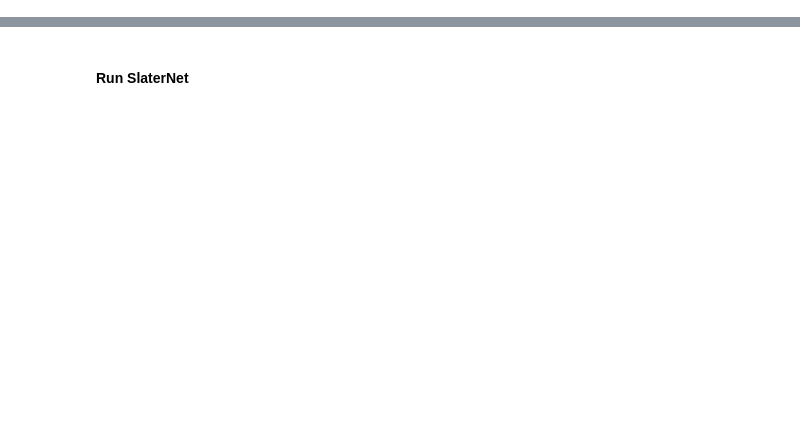
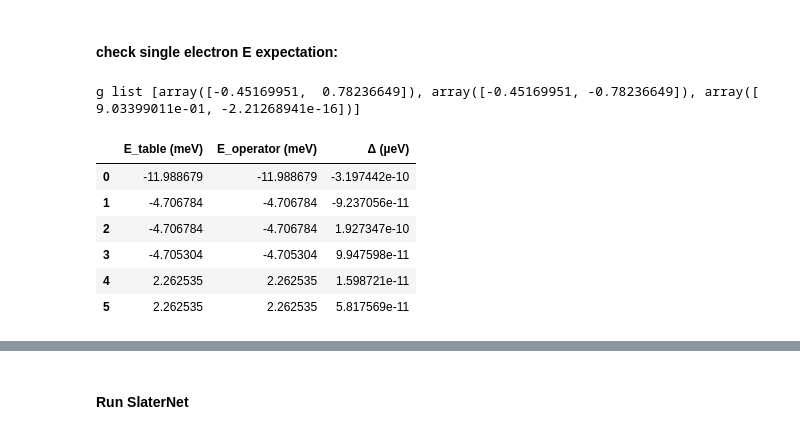
Before and after one commit to LexuZhao/SelfAttentionNN_VMC, a Jupyter notebook: test_code.ipynb, the cells around one changed output, grey strips where cells are left out. Saved outputs shown, nothing was run; the diff lists cells and outputs as text; code cells hidden in the pictures; blank space fills up the shorter version.

```diff
--- a/test_code.ipynb
+++ b/test_code.ipynb
@@ -149,0 +245,54 @@ KeyboardInterrupt:
+# %% [markdown]
+#### check single electron E expectation:
+# %%
+# ─── Compute expectation via operator ────────────────────────────────────────
+rows = []
+# nonzero Fourier modes of the moiré potential
+Gs = b_vectors(a_m)
+Vq = {}
+for gj in Gs:
+    Vq[tuple(gj)]  = -V0 * np.exp( 1j*phi)
+    Vq[tuple(-gj)] = -V0 * np.exp(-1j*phi)
+
+for entry in bloch_table:
+    cG   = entry["coeff"]
+    kG   = entry["kG"]  # (NG,2)
+    kvec = entry["k"]   # (2,)
+    E_tab= entry["eps"].real
+
+    # 1) kinetic energy
+    E_kin = np.sum(np.abs(cG)**2 * hbar2_over_2m * np.sum(kG**2, axis=1))
+
+    # 2) potential energy via Fourier sum
+    orig_Gs = kG - kvec      # recover plane-wave G-vectors
+    E_pot   = 0.0
+    for i, Gi in enumerate(orig_Gs):
+        for q, Vq_val in Vq.items():
+            target = Gi + np.array(q)
+            # find matching j
+            j_idxs = np.where(np.all(np.isclose(orig_Gs, target, atol=1e-6), axis=1))[0]
+            if j_idxs.size:
+                j = j_idxs[0]
+                E_pot += np.conj(cG[i]) * Vq_val * cG[j]
+    E_pot = E_pot.real
+
+    E_op = E_kin + E_pot
+    Δ    = (E_op - E_tab) * 1e3  # meV to µeV
+
+    rows.append({
+        "E_table (meV)":    E_tab,
+        "E_operator (meV)": E_op,
+        "Δ (µeV)":          Δ
+    })
+
+df = pd.DataFrame(rows)
+df
+# %% [output]
+g list [array([-0.45169951,  0.78236649]), array([-0.45169951, -0.78236649]), array([ 9.03399011e-01, -2.21268941e-16])]
+|  | E_table (meV) | E_operator (meV) | Δ (µeV) |
+| 0 | -11.988679 | -11.988679 | -3.197442e-10 |
+| 1 | -4.706784 | -4.706784 | -9.237056e-11 |
+| 2 | -4.706784 | -4.706784 | 1.927347e-10 |
+| 3 | -4.705304 | -4.705304 | 9.947598e-11 |
+| 4 | 2.262535 | 2.262535 | 1.598721e-11 |
+| 5 | 2.262535 | 2.262535 | 5.817569e-11 |
```
Also changed, not shown: parts of 59 cells of this notebook, 11 other files.
